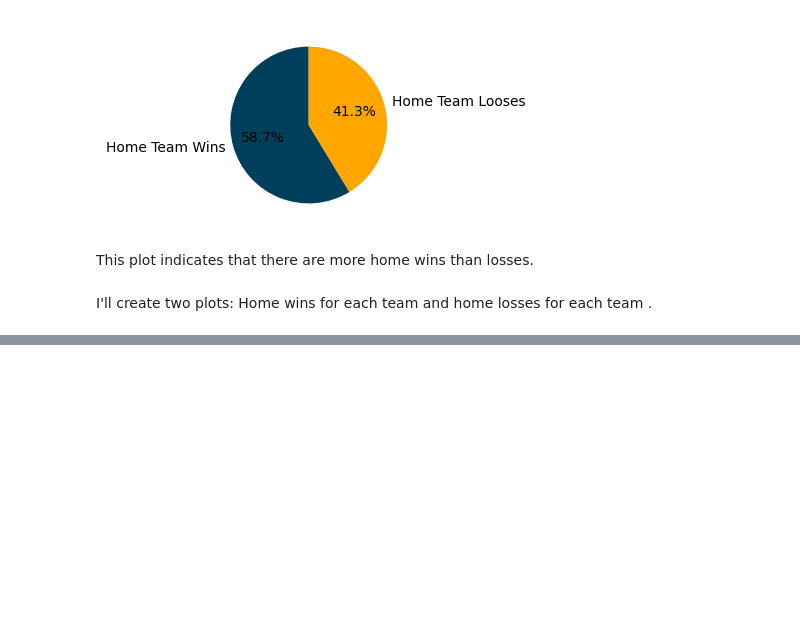
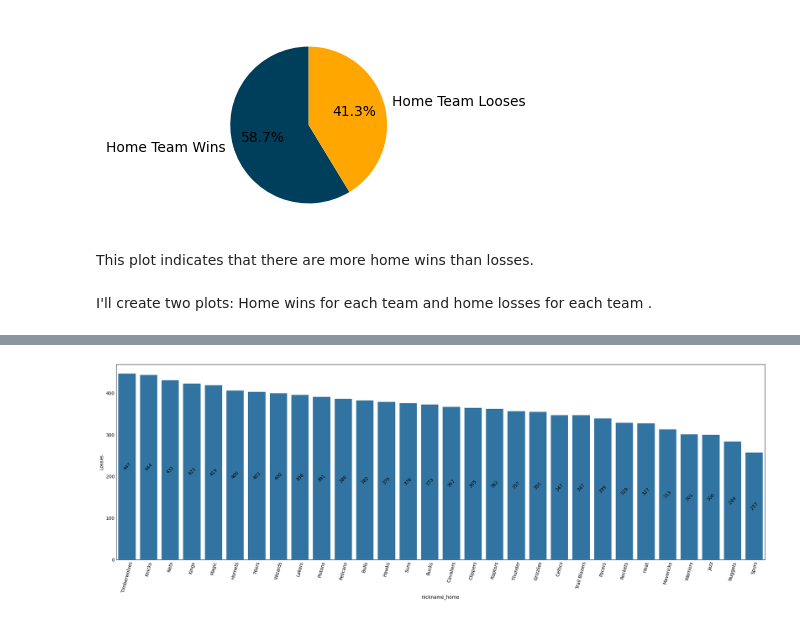
Before and after one commit to alexakh95/Game_prediction, a Jupyter notebook: notebookefbdb7b595.ipynb, the cells around one changed output, grey strips where cells are left out. Cells and saved outputs as stored; diff of their text form; code cells hidden in the pictures; blank space fills up the shorter version.

```diff
--- a/notebookefbdb7b595.ipynb
+++ b/notebookefbdb7b595.ipynb
@@ -304,0 +382,10 @@ KeyError: 'TEAM_NAME'
+# %%
+plt.figure(figsize=(20,6))
+#norm = plt.Normalize(wins_by_team["Wins"].min(), wins_by_team["Wins"].max())
+#colors = plt.cm.viridis(norm(wins_by_team["Wins"]))
+ax = sns.barplot(data=losses_by_team, x="nickname_home", y="Losses", order=losses_by_team["nickname_home"])
+ax.bar_label(ax.containers[-1], fmt="%.0f", label_type="center", rotation=45)
+plt.xticks(rotation=75)
+plt.show()
+# %% [output]
+[figure, added]
```
Also changed, not shown: parts of 9 cells of this notebook.
